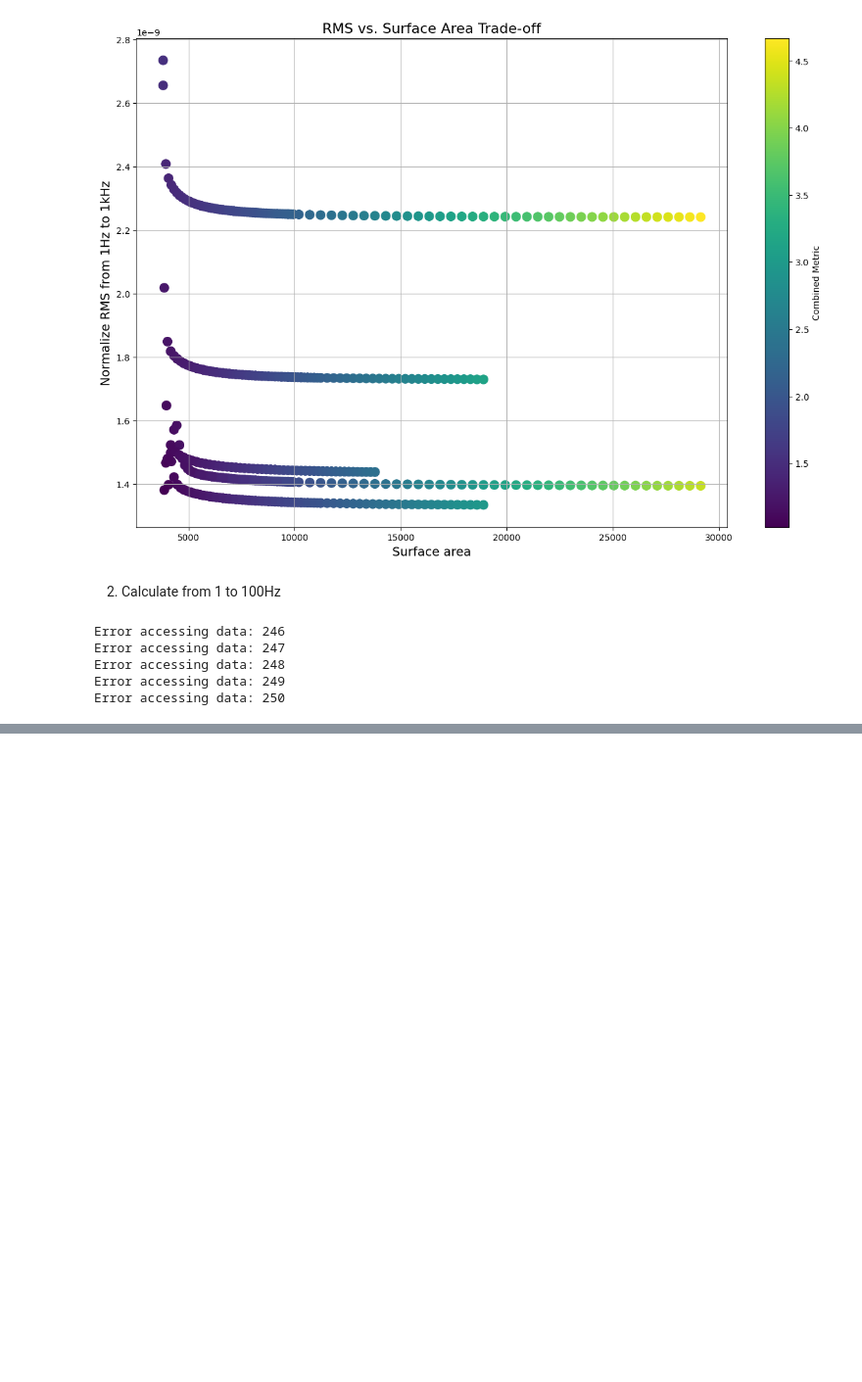
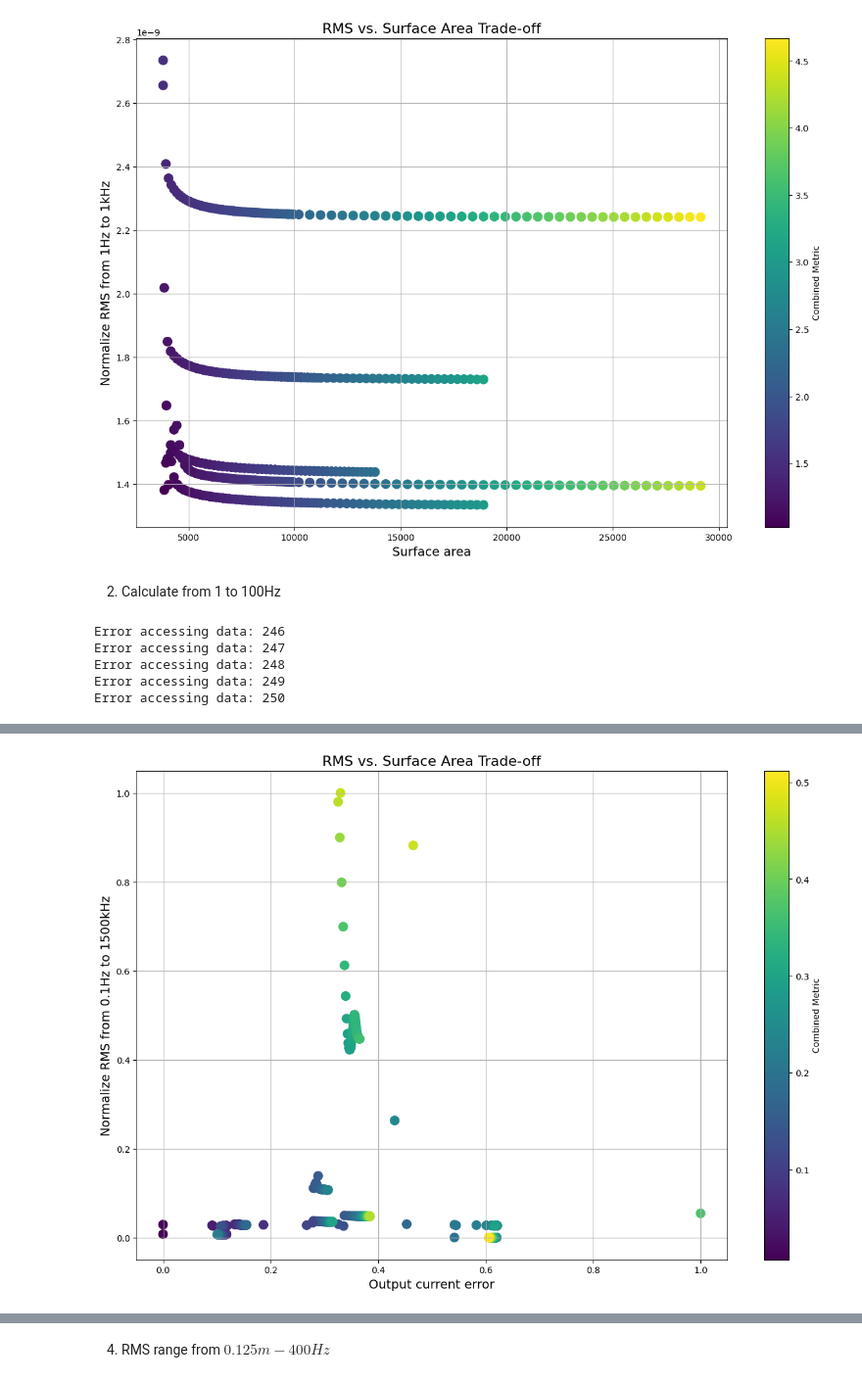
Before and after one commit to BaoTON1701/DAC_rationale-, a Jupyter notebook: ST_plot.ipynb, the cells around one changed output, grey strips where cells are left out. Shown at 98% size. Cells and saved outputs as stored; diff of their text form; code cells hidden in the pictures; blank space fills up the shorter version.

```diff
--- a/ST_plot.ipynb
+++ b/ST_plot.ipynb
@@ -1151,0 +1067,20 @@ index - 245 - ((index - 245) // 49) * 49
+# %%
+RMS_1 = [[], [], [], [], []]
+RMS_2 = [[], [], [], [], []]
+size1 = 245  # len(nnpn)*len(M)
+fmin = 0.1  #Hz
+fmax = 1500 #Hz
+for i in range(5):
+    for j in range(size1):
+        try:
+            index = 1 + i + j * 5
+            # print(index)
+            # Assuming the first column (index 0) is frequency in both DataFrames
+            RMS_1[i].append(find_RMS(fmin, fmax, noise_1_new[0], noise_1_new[index]))
+            RMS_2[i].append(find_RMS(fmin, fmax, noise_2_new[0], noise_2_new[index]))
+
+        except (IndexError, KeyError) as e:
+            print(f"Error accessing data: {e}")
+            break
+RMS = np.array([RMS_1,RMS_2]).flatten()
+# print(RMS)
@@ -1151,0 +1093,58 @@ index - 245 - ((index - 245) // 49) * 49
+# %%
+# Normalize the data
+# RMS_1100 = np.sqrt(RMS)
+# RMS_norm = RMS / np.min(RMS)
+
+# err = np.abs(np.abs(Iout) - 1)
+# err_norm = err / np.min(err)
+# --- Improved Normalization ---
+def normalize_data(data):
+    """Normalizes data using min-max scaling to a range of 0 to 1."""
+    return (data - np.min(data)) / (np.max(data) - np.min(data))
+
+RMS_norm = normalize_data(RMS)
+err_norm = normalize_data(np.abs(np.abs(Iout) - 1))
+area_norm = normalize_data(area)
+
+# --- Weighted Ranking ---
+w1 = 0.35  # Weight for RMS
+w2 = 0.35  # Weight for error
+w3 = 0.3   # Weight for area
+combined_metric = w1 * RMS_norm + w2 * err_norm + w3 * area_norm
+
+# ... (rest of the code for ranking and plotting remains the same)
+# Rank the data points (lower is better)
+rank_indices = np.argsort(combined_metric)
+ranked_RMS = RMS[rank_indices]
+ranked_err = err[rank_indices]
+ranked_area = area[rank_indices]
+ranked_metric = combined_metric[rank_indices]
+
+# Scatter plot with color-coded combined metric
+plt.figure(figsize=(15,10))
+scatter = plt.scatter(err_norm, RMS_norm, c=combined_metric, cmap='viridis', s=100)
+plt.colorbar(scatter, label='Combined Metric')
+plt.xlabel('Output current error', fontsize=14)
+plt.ylabel(f'Normalize RMS from {fmin}Hz to {fmax}kHz', fontsize=14)
+plt.title('RMS vs. Surface Area Trade-off', fontsize=16)
+
+# # Annotate points with rank, surface area, and original index
+# for i, txt in enumerate(ranked_area):
+#     original_index = rank_indices[i]  # Get the original index
+#     # plt.annotate(f'{i+1} ({original_index})',
+#                  (RMS[original_index], noise_10MHz_norm[original_index]),
+#                  textcoords="offset points", xytext=(5,5), ha='center', fontsize=8)
+# plt.xlim(1,2)
+plt.grid(True)
+plt.show()
+
+# Print ranked data with original index
+print("Ranked Data:")
+best_index = rank_indices[0]  # Get the original index of the best-ranked solution
+print(f"The best-ranked solution is at index: {best_index}")
+
+for i in range(len(ranked_metric)):
+    original_index = rank_indices[i]
+    print(f"Rank {i+1} ({Case[original_index]}, M = {M_new[original_index]}, nnpn = {n_new[original_index]}): RMS = {ranked_RMS[i]:.2e} A, Current output error =  {ranked_err[i]*100:.1f} %, Area = {ranked_area[i]:.1f} um^2")
+# %% [output]
+[figure, added]
@@ -1151,0 +1168,2 @@ index - 245 - ((index - 245) // 49) * 49
+# %% [markdown]
+4. RMS range from **$0.125m - 400 Hz$**
```
Also changed, not shown: parts of 20 cells of this notebook.
